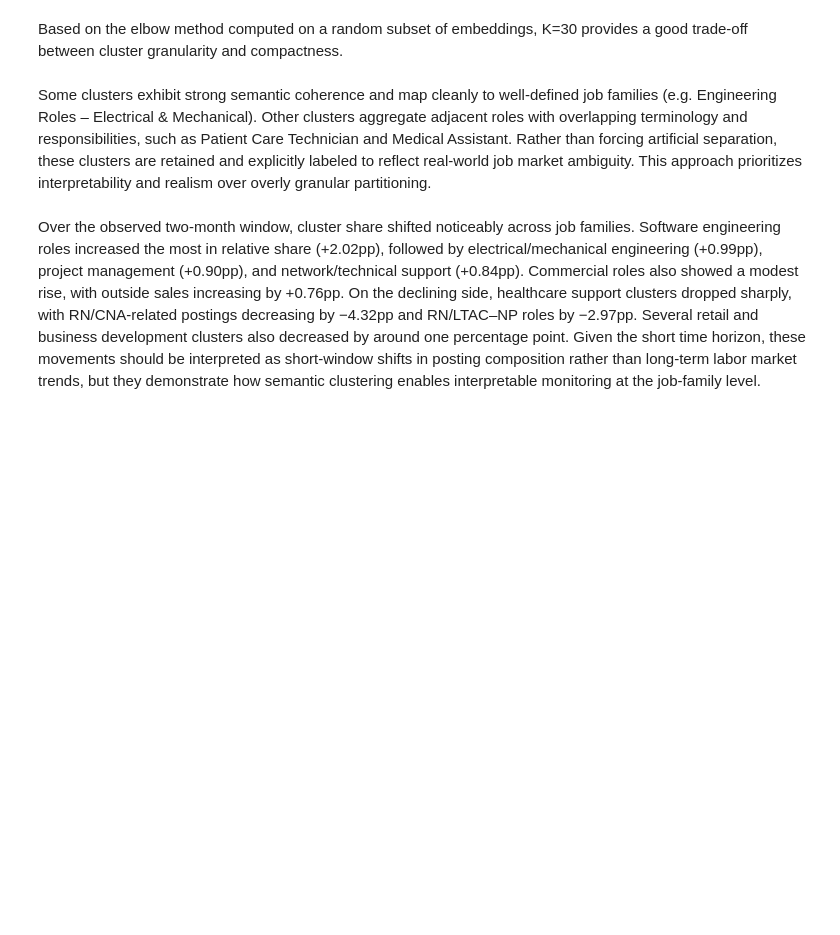
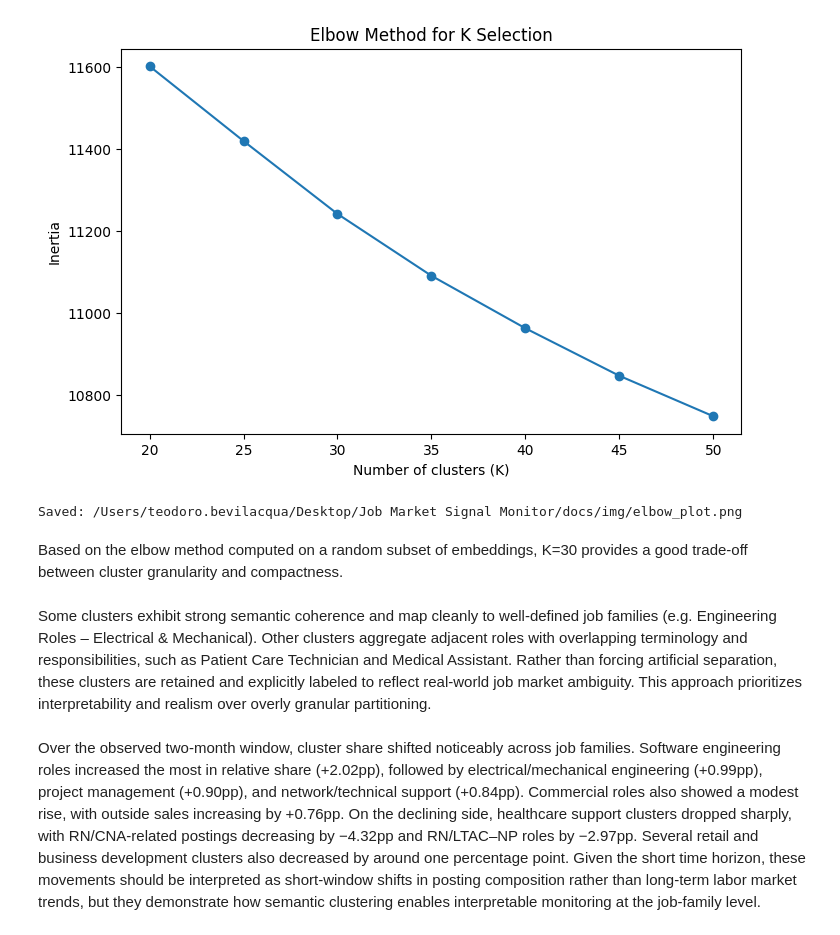
Before and after one commit to teodorobevilacqua/job-market-signal-monitor, a Jupyter notebook: notebooks/03_clustering.ipynb, the cells around one changed output. Drawn from its saved outputs; the diff is of its cells as text; code cells hidden in the pictures; blank space fills up the shorter version.

```diff
--- a/notebooks/03_clustering.ipynb
+++ b/notebooks/03_clustering.ipynb
@@ -30,21 +32,33 @@ for k in Ks:
     km.fit(X_sub)
     inertias.append(km.inertia_)
 # %%
+from pathlib import Path
 import matplotlib.pyplot as plt
 
-plt.figure(figsize=(7,4))
+PROJECT_ROOT = Path.cwd().parent  # notebook is in /notebooks
+IMG_DIR = PROJECT_ROOT / "docs" / "img"
+IMG_DIR.mkdir(parents=True, exist_ok=True)
+
+out_path = IMG_DIR / "elbow_plot.png"
+
+plt.figure(figsize=(8, 5))
 plt.plot(Ks, inertias, marker="o")
-plt.title("KMeans Elbow (Inertia vs K)")
-plt.xlabel("K")
+plt.xlabel("Number of clusters (K)")
 plt.ylabel("Inertia")
-plt.tight_layout()
+plt.title("Elbow Method for K Selection")
+
 plt.savefig(
-    IMG_DIR / "elbow_plot.png",
+    out_path,
     dpi=200,
     bbox_inches="tight"
 )
 
 plt.show()
+
+print("Saved:", out_path)
+# %% [output]
+[figure, added]
+Saved: /Users/teodoro.bevilacqua/Desktop/Job Market Signal Monitor/docs/img/elbow_plot.png
 # %% [markdown]
 Based on the elbow method computed on a random subset of embeddings, K=30 provides a good trade-off between cluster granularity and compactness.
 # %%
```
Also changed, not shown: parts of 1 cell of this notebook, 2 other files.
